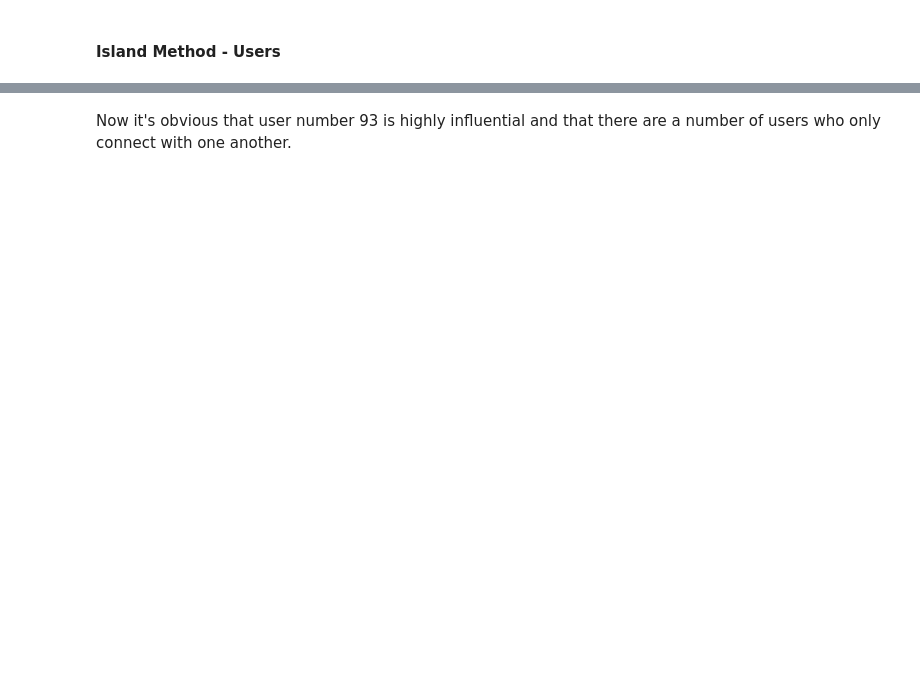
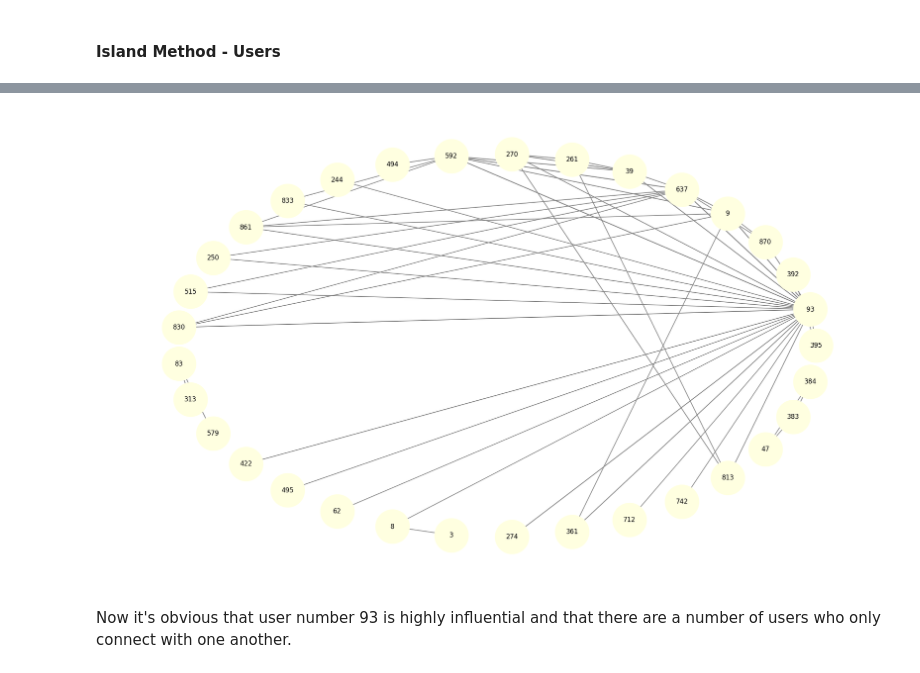
Before and after one commit to josh1den/DATA-620, a Jupyter notebook: PROJECTS/PJ2/DATA620_PROJECT_2.ipynb, the cells around one changed output, grey strips where cells are left out. Cells and saved outputs as stored; diff of their text form; code cells hidden in the pictures; blank space fills up the shorter version.

```diff
--- a/PROJECTS/PJ2/DATA620_PROJECT_2.ipynb
+++ b/PROJECTS/PJ2/DATA620_PROJECT_2.ipynb
@@ -255,7 +255,9 @@ Wall time: 818 ms
 # %%
 %%time
+
+u_trim = trim_edges(u, 13)
 weights = np.log([edata['weight'] for n,e,edata in u_trim.edges(data=True)])/2
 seed=456
 plt.figure(figsize=[20,12])
-nx.draw_circular(u_trim, width=weights, node_color='lightblue', node_size=4000, edge_color='grey');
+nx.draw_circular(u_trim, width=weights, node_color='lightyellow', node_size=4000, edge_color='grey');
 # %% [output]
@@ -263,3 +266,4 @@ NameError: name 'u_trim' is not defined
+[figure, added]
 # %% [markdown]
 Now it's obvious that user number 93 is highly influential and that there are a number of users who only connect with one another.
 # %%
```
Also changed, not shown: parts of 12 cells of this notebook.
